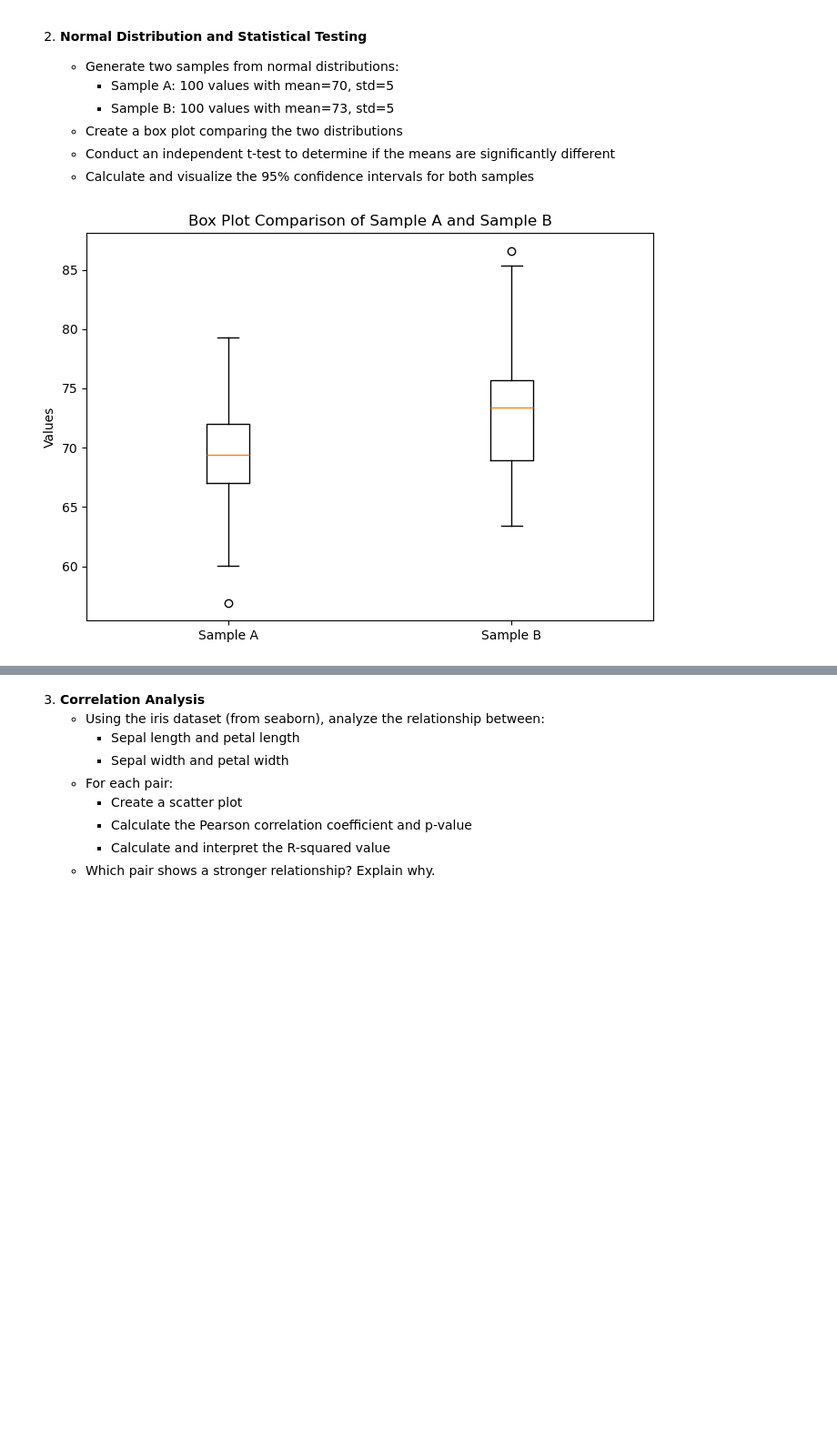
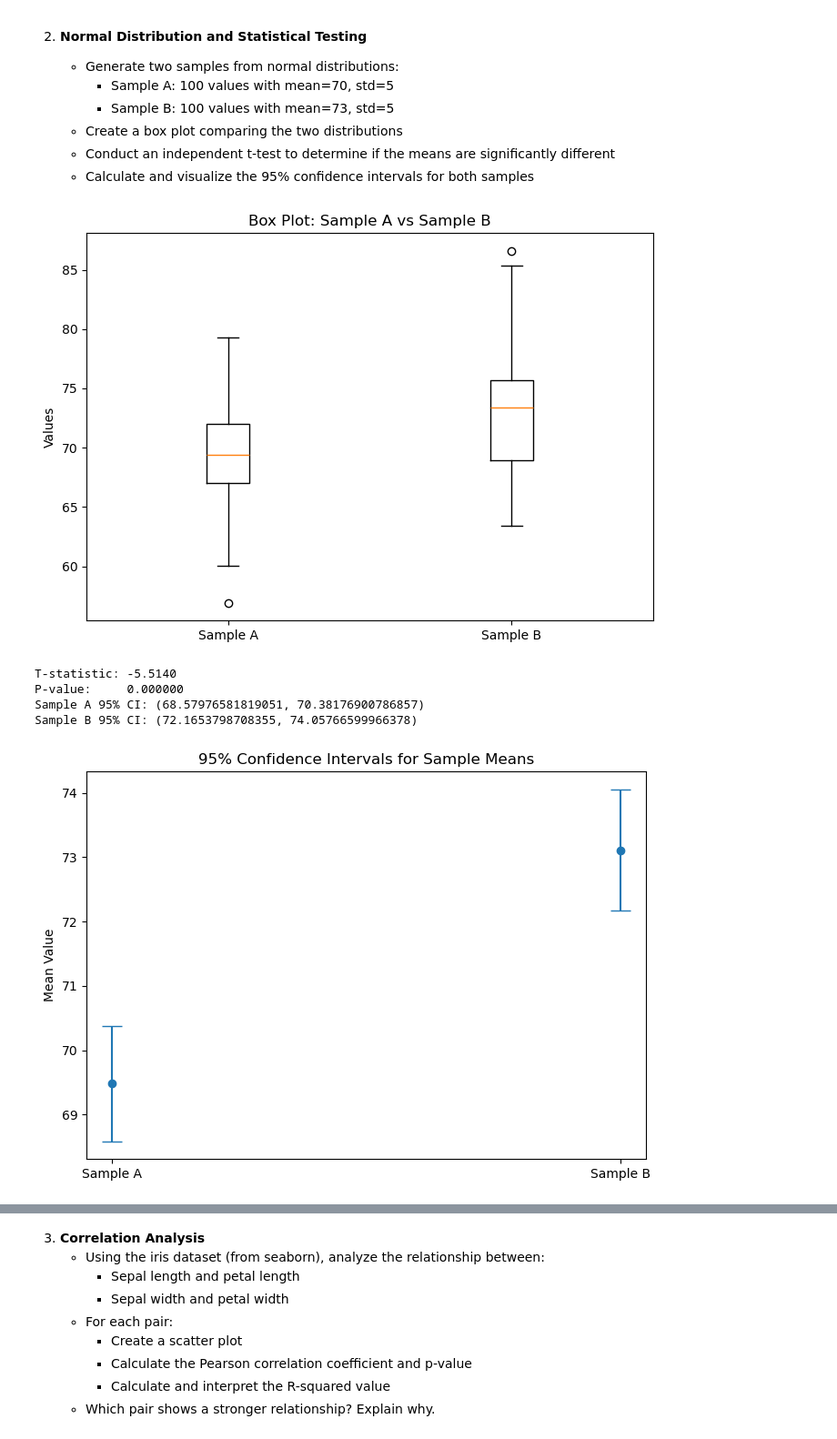
Before and after one commit to eunicetcl/5m-data-3.1-probability-statistics, a Jupyter notebook: notebooks/assignment_answer.ipynb, the cells around one changed output, grey strips where cells are left out. Shown at 91% size. Cells and saved outputs as stored; diff of their text form; code cells hidden in the pictures; blank space fills up the shorter version.

```diff
--- a/notebooks/assignment_answer.ipynb
+++ b/notebooks/assignment_answer.ipynb
@@ -75,22 +75,71 @@ Theoretical Expected Value: 1.5000
    - Conduct an independent t-test to determine if the means are significantly different
    - Calculate and visualize the 95% confidence intervals for both samples
 # %%
-# Reproducibility so the universe doesn’t change its mind
+import numpy as np
+import matplotlib.pyplot as plt
+from scipy import stats
+
+# Set random seed for reproducibility
 np.random.seed(42)
 
-# Generate samples
-sample_size = 100
+# Parameters
+n = 100
 mean_A, std_A = 70, 5
 mean_B, std_B = 73, 5
 
-sample_A = np.random.normal(mean_A, std_A, sample_size)
-sample_B = np.random.normal(mean_B, std_B, sample_size)
+# Generate samples
+sample_A = np.random.normal(mean_A, std_A, n)
+sample_B = np.random.normal(mean_B, std_B, n)
 
 plt.figure(figsize=(7, 5))
 plt.boxplot([sample_A, sample_B], labels=["Sample A", "Sample B"])
 plt.ylabel("Values")
-plt.title("Box Plot Comparison of Sample A and Sample B")
+plt.title("Box Plot: Sample A vs Sample B")
 plt.tight_layout()
 plt.show()
+
+t_stat, p_value = stats.ttest_ind(sample_A, sample_B, equal_var=False)
+
+print(f"T-statistic: {t_stat:.4f}")
+print(f"P-value:     {p_value:.6f}")
+def confidence_interval(data, confidence=0.95):
+    mean = np.mean(data)
+    sem = stats.sem(data)  # standard error of the mean
+    margin = sem * stats.t.ppf((1 + confidence) / 2, len(data) - 1)
+    return mean, mean - margin, mean + margin
+
+mean_A_ci, lower_A, upper_A = confidence_interval(sample_A)
+mean_B_ci, lower_B, upper_B = confidence_interval(sample_B)
+
+print("Sample A 95% CI:", (lower_A, upper_A))
+print("Sample B 95% CI:", (lower_B, upper_B))
+means = [mean_A_ci, mean_B_ci]
+errors = [
+    [mean_A_ci - lower_A, mean_B_ci - lower_B],
+    [upper_A - mean_A_ci, upper_B - mean_B_ci]
+]
+
+plt.figure(figsize=(7, 5))
+plt.errorbar(
+    ["Sample A", "Sample B"],
+    means,
+    yerr=errors,
+    fmt="o",
+    capsize=8
+)
+plt.ylabel("Mean Value")
+plt.title("95% Confidence Intervals for Sample Means")
+plt.tight_layout()
+plt.show()
+
+print("""Interpretation: Sample B consistently shows a higher mean than Sample A, reflecting a clear upward shift in the distribution rather than random fluctuation.
+The independent t-test confirms that this difference is statistically significant, meaning the observed gap between the two samples is unlikely to be due to chance alone.
+This is further supported by the 95% confidence intervals, which are either clearly separated or only minimally overlapping, reinforcing the strength of the result.
+Taken together, the statistical test and confidence intervals indicate that the difference in means is real and meaningful, not a sampling artefact.""")
 # %% [output]
-[figure, old version]
+[figure, new version]
+T-statistic: -5.5140
+P-value:     0.000000
+Sample A 95% CI: (68.57976581819051, 70.38176900786857)
+Sample B 95% CI: (72.1653798708355, 74.05766599966378)
+[figure, added]
```
Also changed, not shown: parts of 1 cell of this notebook.
